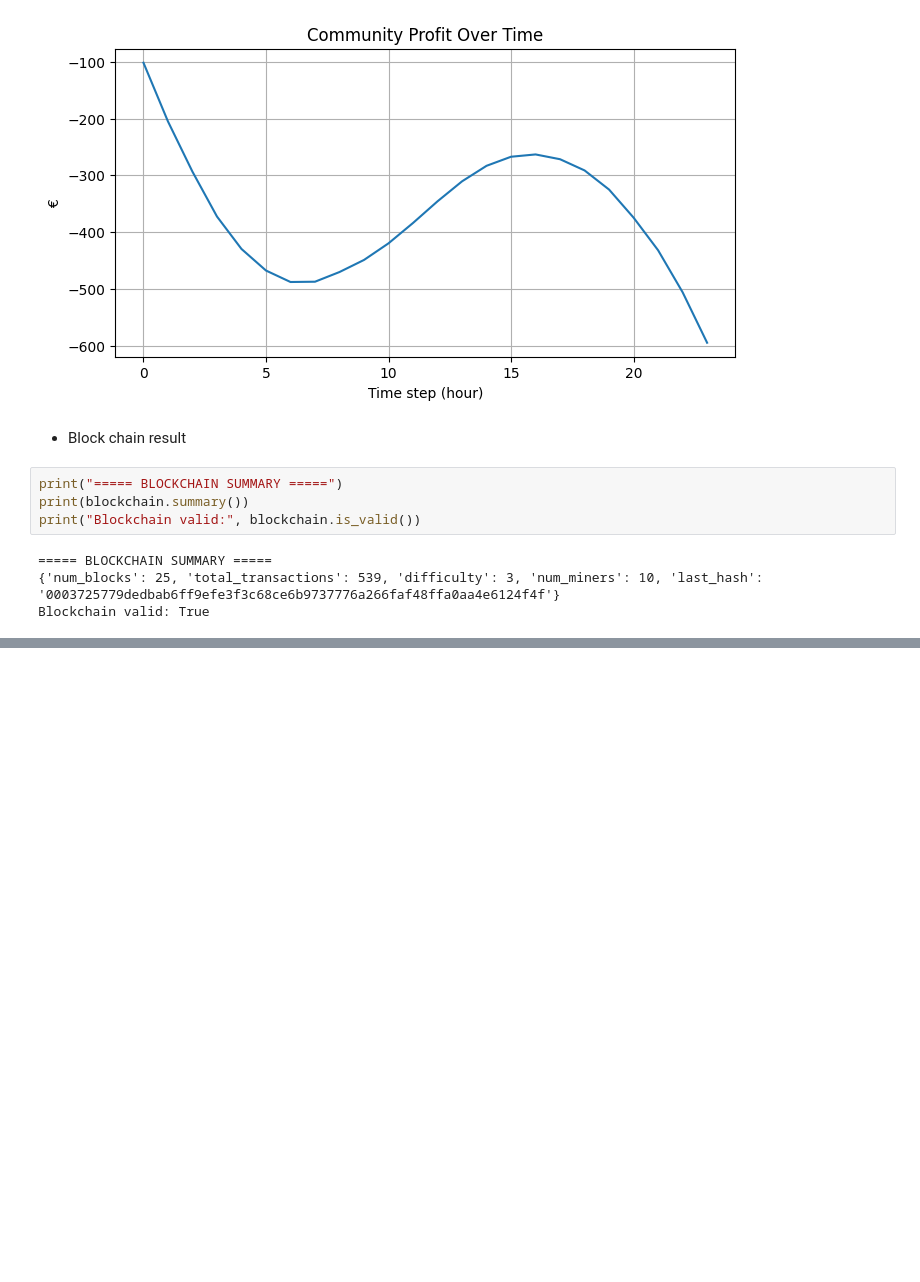
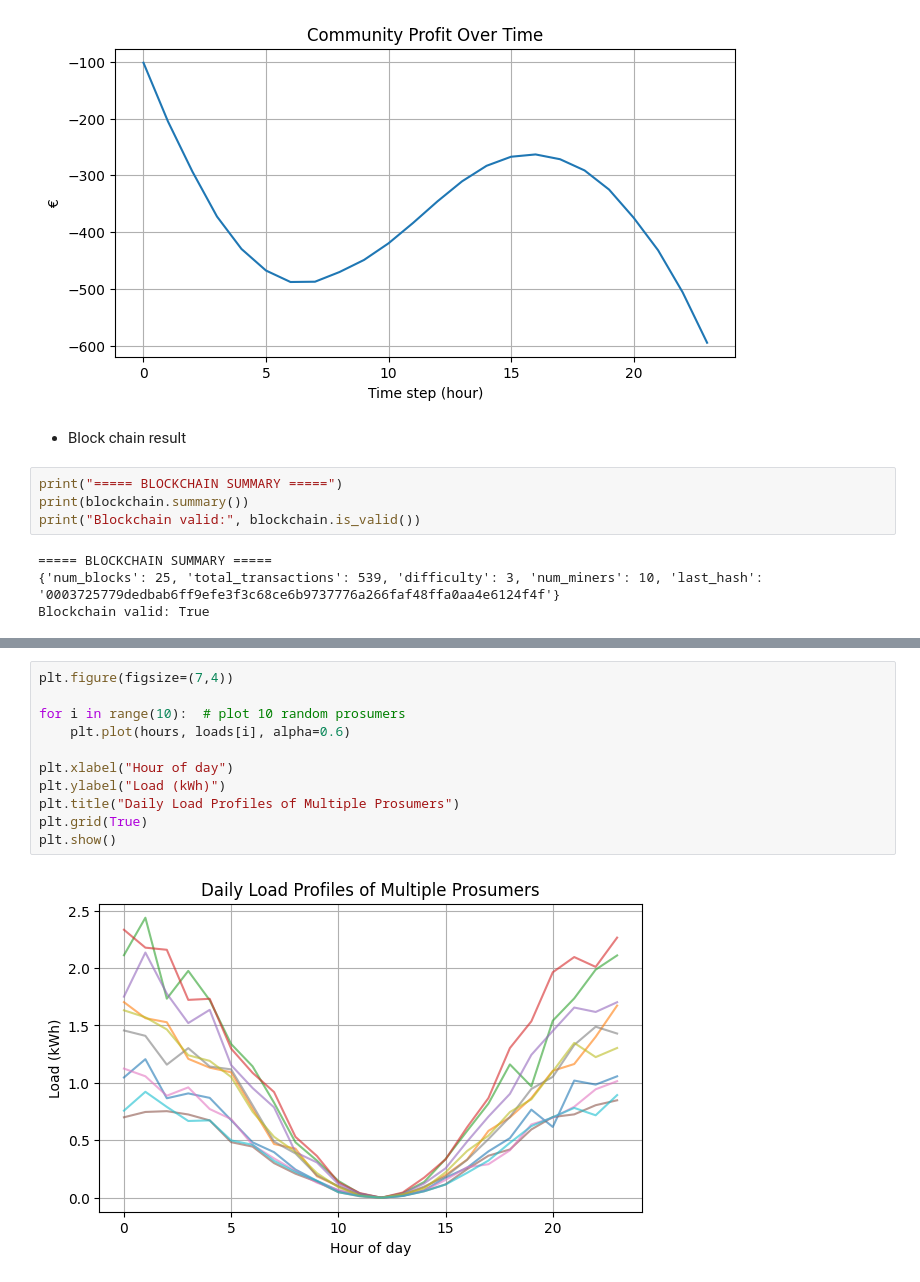
Before and after one commit to thatsnegar/Prosumer_Consumer, a Jupyter notebook: Simulation.ipynb, the cells around one changed output, grey strips where cells are left out. Drawn from its saved outputs; the diff is of its cells as text; blank space fills up the shorter version.

```diff
--- a/Simulation.ipynb
+++ b/Simulation.ipynb
@@ -288,0 +329,13 @@ Blockchain valid: True
+# %%
+plt.figure(figsize=(7,4))
+
+for i in range(10):  # plot 10 random prosumers
+    plt.plot(hours, loads[i], alpha=0.6)
+
+plt.xlabel("Hour of day")
+plt.ylabel("Load (kWh)")
+plt.title("Daily Load Profiles of Multiple Prosumers")
+plt.grid(True)
+plt.show()
+# %% [output]
+[figure, added]
```
Also changed, not shown: parts of 5 cells of this notebook, 4 other files.
